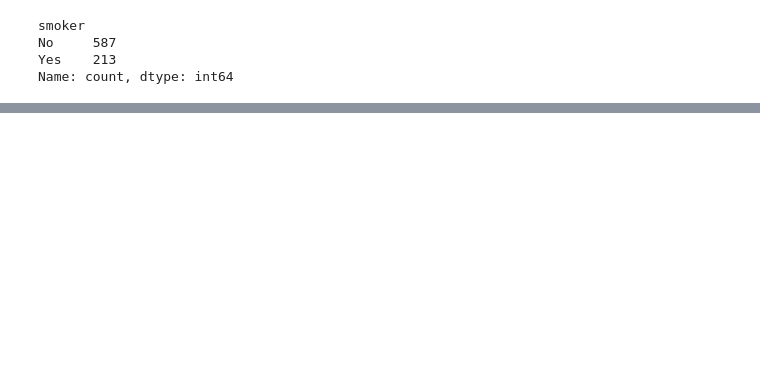
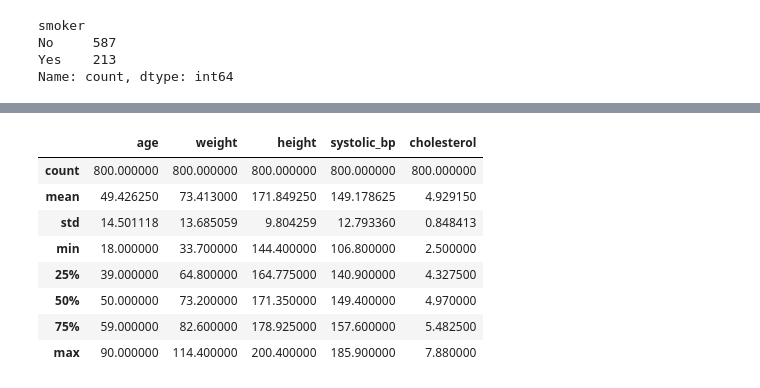
Before and after one commit to Realytica/health_study, a Jupyter notebook: notebooks/part_1_health_study.ipynb, the cells around one changed output, grey strips where cells are left out. Drawn from its saved outputs; the diff is of its cells as text; code cells hidden in the pictures; blank space fills up the shorter version.

```diff
--- a/notebooks/part_1_health_study.ipynb
+++ b/notebooks/part_1_health_study.ipynb
@@ -82,0 +107,14 @@ sdfg
+# %%
+columns = ["age", "weight", "height", "systolic_bp", "cholesterol"]
+
+summary_stats = {}
+
+for col in columns:
+    summary_stats[col] = {
+        "mean": df[col].mean(),
+        "median": df[col].median(),
+        "min": df[col].min(),
+        "max": df[col].max()
+    }
+
+pd.DataFrame(summary_stats)
@@ -82,0 +127,12 @@ sdfg
+# %%
+df[columns].describe()
+# %% [output]
+|  | age | weight | height | systolic_bp | cholesterol |
+| count | 800.000000 | 800.000000 | 800.000000 | 800.000000 | 800.000000 |
+| mean | 49.426250 | 73.413000 | 171.849250 | 149.178625 | 4.929150 |
+| std | 14.501118 | 13.685059 | 9.804259 | 12.793360 | 0.848413 |
+| min | 18.000000 | 33.700000 | 144.400000 | 106.800000 | 2.500000 |
+| 25% | 39.000000 | 64.800000 | 164.775000 | 140.900000 | 4.327500 |
+| 50% | 50.000000 | 73.200000 | 171.350000 | 149.400000 | 4.970000 |
+| 75% | 59.000000 | 82.600000 | 178.925000 | 157.600000 | 5.482500 |
+| max | 90.000000 | 114.400000 | 200.400000 | 185.900000 | 7.880000 |
```
Also changed, not shown: parts of 30 cells of this notebook.
